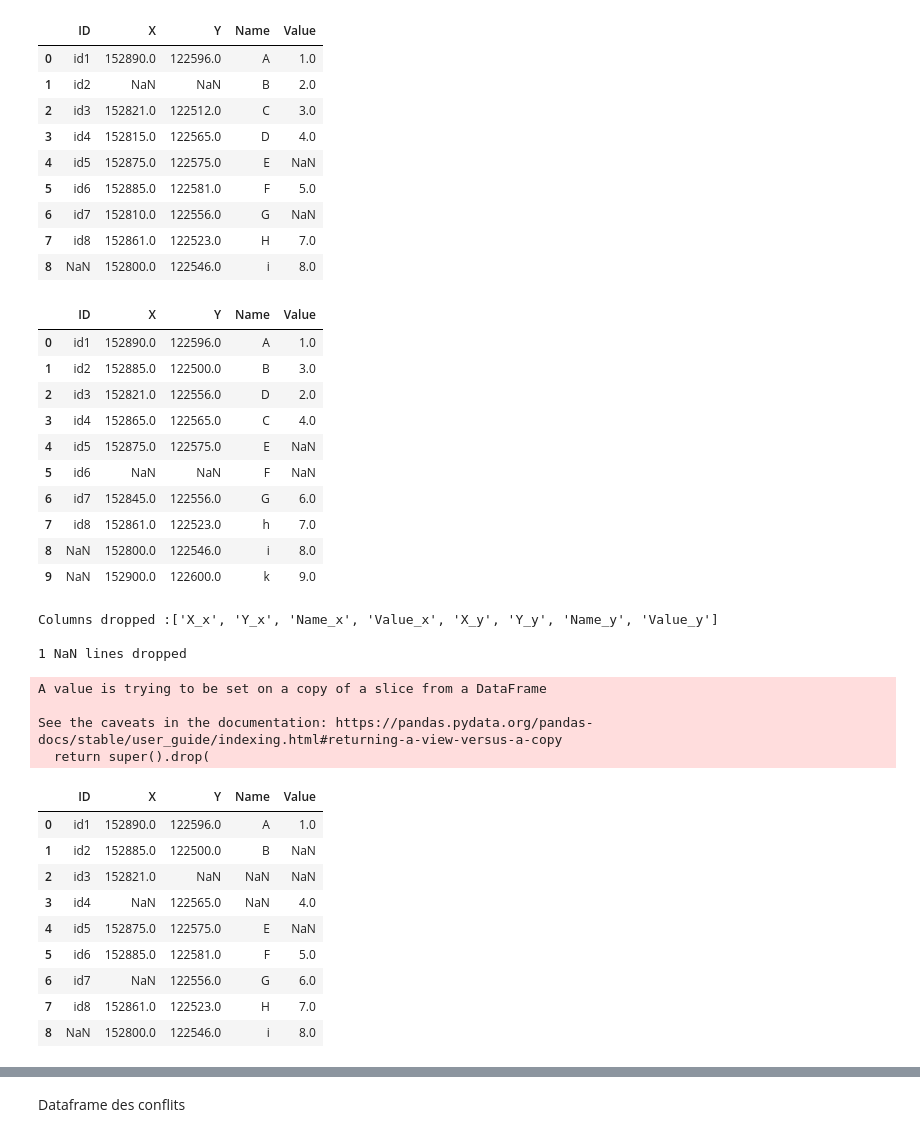
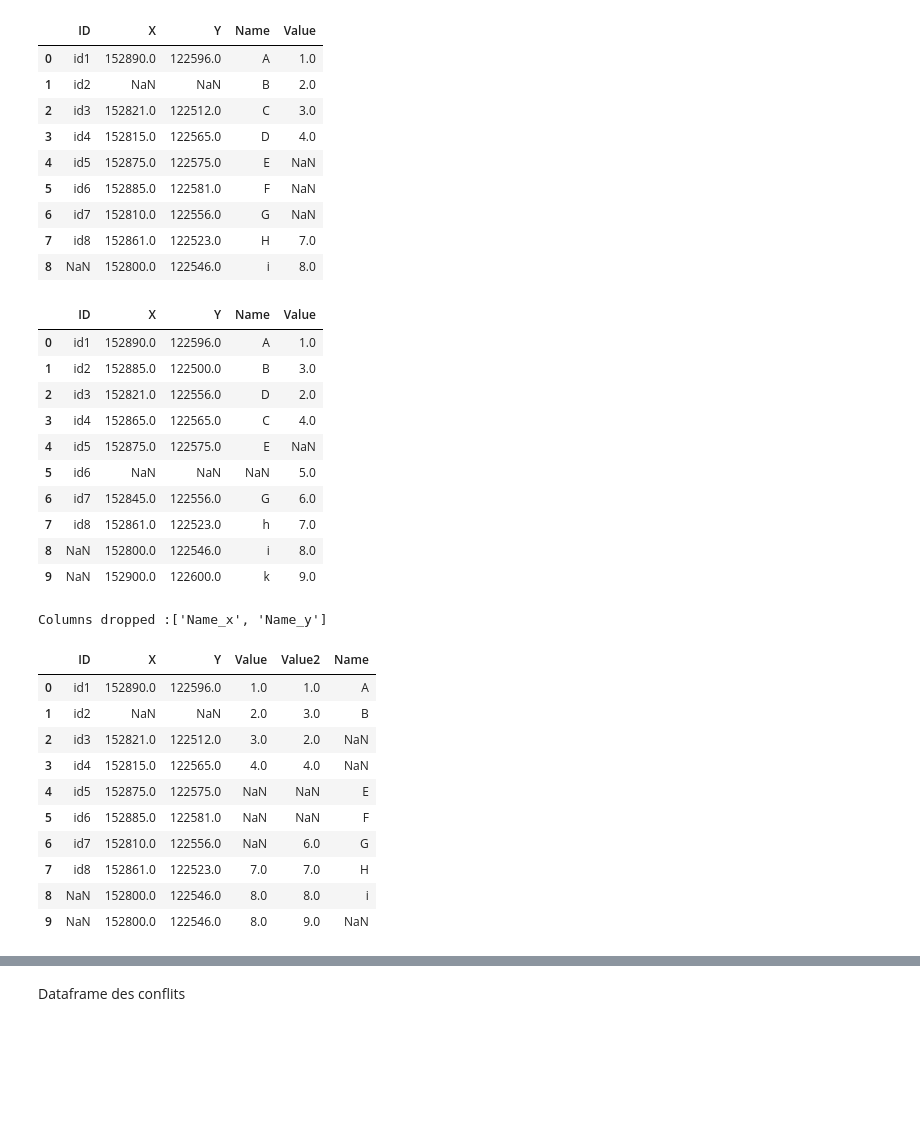
Before and after one commit to kaufmanno/GSDMA, a Jupyter notebook: playground/TFE_test/Example_merging.ipynb, the cells around one changed output, grey strips where cells are left out. Cells and saved outputs as stored; diff of their text form; code cells hidden in the pictures; blank space fills up the shorter version.

```diff
--- a/playground/TFE_test/Example_merging.ipynb
+++ b/playground/TFE_test/Example_merging.ipynb
@@ -7,12 +9,15 @@ df1 = pd.DataFrame({'ID': ['id1', 'id2', 'id3', 'id4', 'id5', 'id6', 'id7', 'id8
                    'X': [152890, np.nan, 152821, 152815, 152875, 152885, 152810, 152861, 152800],
                    'Y': [122596, np.nan, 122512, 122565, 122575, 122581, 122556, 122523, 122546],
                    'Name': ['A', 'B', 'C', 'D', 'E', 'F', 'G', 'H', 'i'],
-                   'Value': [1, 2, 3, 4, np.nan, 5, np.nan, 7, 8]})
+                   'Value': [1, 2, 3, 4, np.nan, np.nan, np.nan, 7, 8]})
 df2 = pd.DataFrame({'ID': ['id1', 'id2', 'id3', 'id4', 'id5', 'id6', 'id7', 'id8', np.nan, np.nan],
                    'X': [152890, 152885, 152821, 152865, 152875, np.nan, 152845, 152861, 152800, 152900],
                    'Y': [122596, 122500, 122556, 122565, 122575, np.nan, 122556, 122523, 122546, 122600],
+                   'Name': ['A', 'B', 'D', 'C', 'E', np.nan, 'G', 'h', 'i', 'k'],
+                   'Value': [1, 3, 2, 4, np.nan, 5, 6, 7, 8, 9]})
+df3 = pd.DataFrame({'ID': ['id1', 'id2', 'id3', 'id4', 'id5', 'id6', 'id7', 'id8', np.nan, np.nan],
                    'Name': ['A', 'B', 'D', 'C', 'E', 'F', 'G', 'h', 'i', 'k'],
-                   'Value': [1, 3, 2, 4, np.nan, np.nan, 6, 7, 8, 9]})
+                   'Value2': [1, 3, 2, 4, np.nan, np.nan, 6, 7, 8, 9]})
 # %%
 df1
 # %% [output]
@@ -22,7 +27,7 @@ df1
 | 2 | id3 | 152821.0 | 122512.0 | C | 3.0 |
 | 3 | id4 | 152815.0 | 122565.0 | D | 4.0 |
 | 4 | id5 | 152875.0 | 122575.0 | E | NaN |
-| 5 | id6 | 152885.0 | 122581.0 | F | 5.0 |
+| 5 | id6 | 152885.0 | 122581.0 | F | NaN |
 | 6 | id7 | 152810.0 | 122556.0 | G | NaN |
 | 7 | id8 | 152861.0 | 122523.0 | H | 7.0 |
 | 8 | NaN | 152800.0 | 122546.0 | i | 8.0 |
@@ -35,28 +40,23 @@ df2
 | 2 | id3 | 152821.0 | 122556.0 | D | 2.0 |
 | 3 | id4 | 152865.0 | 122565.0 | C | 4.0 |
 | 4 | id5 | 152875.0 | 122575.0 | E | NaN |
-| 5 | id6 | NaN | NaN | F | NaN |
+| 5 | id6 | NaN | NaN | NaN | 5.0 |
 | 6 | id7 | 152845.0 | 122556.0 | G | 6.0 |
 | 7 | id8 | 152861.0 | 122523.0 | h | 7.0 |
 | 8 | NaN | 152800.0 | 122546.0 | i | 8.0 |
 | 9 | NaN | 152900.0 | 122600.0 | k | 9.0 |
 # %%
-gdf_merger(df1, df2, col='ID')[0]
+gdf_merger(df1, df3, col='ID')[0]
 # %% [output]
-Columns dropped :['X_x', 'Y_x', 'Name_x', 'Value_x', 'X_y', 'Y_y', 'Name_y', 'Value_y']
-
-1 NaN lines dropped
+Columns dropped :['Name_x', 'Name_y']
-A value is trying to be set on a copy of a slice from a DataFrame
-
-See the caveats in the documentation: https://pandas.pydata.org/pandas-docs/stable/user_guide/indexing.html#returning-a-view-versus-a-copy
-  return super().drop(
-|  | ID | X | Y | Name | Value |
-| 0 | id1 | 152890.0 | 122596.0 | A | 1.0 |
-| 1 | id2 | 152885.0 | 122500.0 | B | NaN |
-| 2 | id3 | 152821.0 | NaN | NaN | NaN |
-| 3 | id4 | NaN | 122565.0 | NaN | 4.0 |
-| 4 | id5 | 152875.0 | 122575.0 | E | NaN |
-| 5 | id6 | 152885.0 | 122581.0 | F | 5.0 |
-| 6 | id7 | NaN | 122556.0 | G | 6.0 |
-| 7 | id8 | 152861.0 | 122523.0 | H | 7.0 |
-| 8 | NaN | 152800.0 | 122546.0 | i | 8.0 |
+|  | ID | X | Y | Value | Value2 | Name |
+| 0 | id1 | 152890.0 | 122596.0 | 1.0 | 1.0 | A |
+| 1 | id2 | NaN | NaN | 2.0 | 3.0 | B |
+| 2 | id3 | 152821.0 | 122512.0 | 3.0 | 2.0 | NaN |
+| 3 | id4 | 152815.0 | 122565.0 | 4.0 | 4.0 | NaN |
+| 4 | id5 | 152875.0 | 122575.0 | NaN | NaN | E |
+| 5 | id6 | 152885.0 | 122581.0 | NaN | NaN | F |
+| 6 | id7 | 152810.0 | 122556.0 | NaN | 6.0 | G |
+| 7 | id8 | 152861.0 | 122523.0 | 7.0 | 7.0 | H |
+| 8 | NaN | 152800.0 | 122546.0 | 8.0 | 8.0 | i |
+| 9 | NaN | 152800.0 | 122546.0 | 8.0 | 9.0 | NaN |
```
Also changed, not shown: parts of 39 cells of this notebook.
